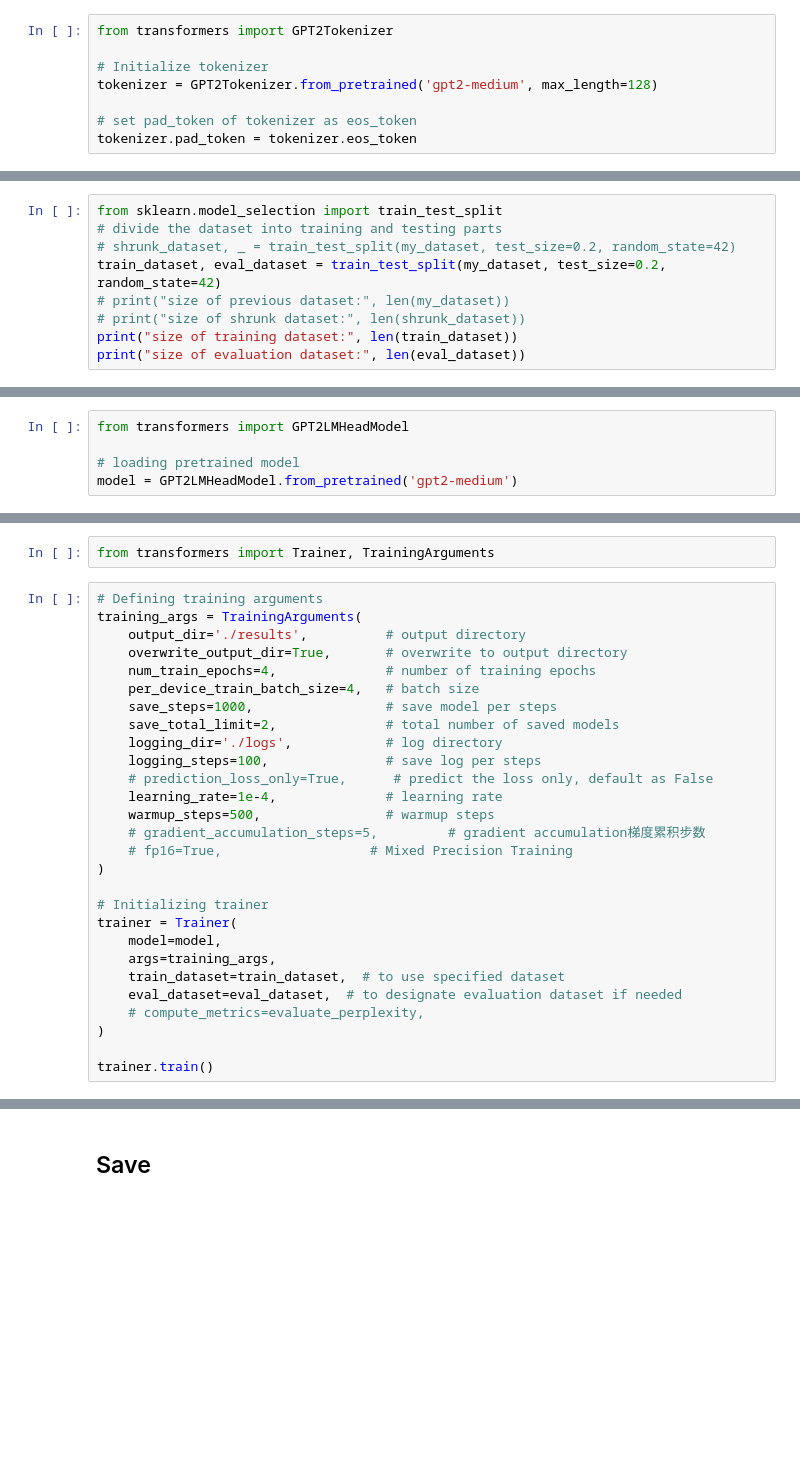
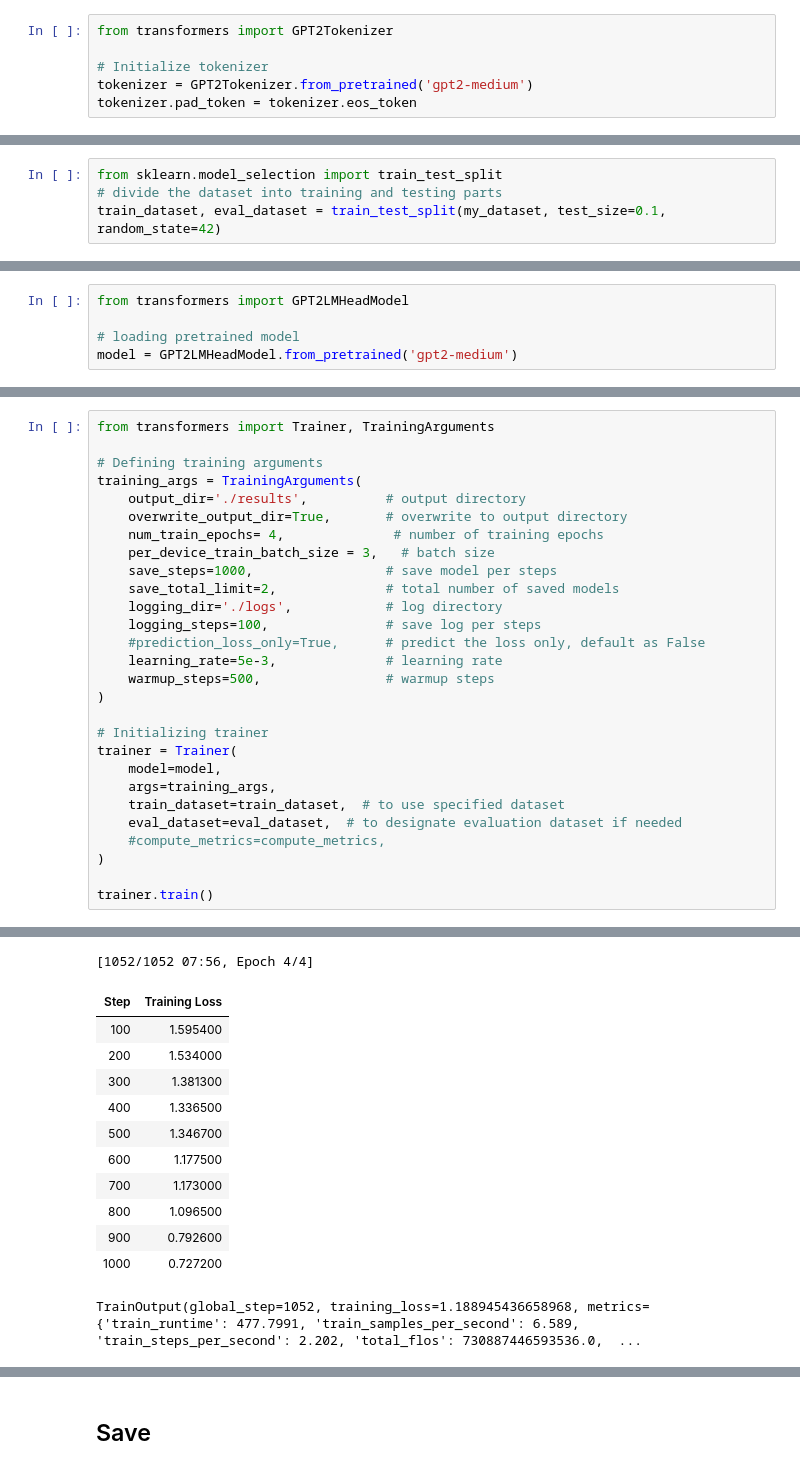
Before and after one commit to Panda-22/LLM-Team2, a Jupyter notebook: GPT2_fine_tuning_cocktail.ipynb, the cells around one changed output, grey strips where cells are left out. Drawn from its saved outputs; the diff is of its cells as text; blank space fills up the shorter version.

```diff
--- a/GPT2_fine_tuning_cocktail.ipynb
+++ b/GPT2_fine_tuning_cocktail.ipynb
@@ -36,9 +45,7 @@ dataset = load_dataset('brianarbuckle/cocktail_recipes', split='train')
 from transformers import GPT2Tokenizer
 
 # Initialize tokenizer
-tokenizer = GPT2Tokenizer.from_pretrained('gpt2-medium', max_length=128)
-
-# set pad_token of tokenizer as eos_token
+tokenizer = GPT2Tokenizer.from_pretrained('gpt2-medium')
 tokenizer.pad_token = tokenizer.eos_token
 # %% [markdown]
 ## Preprocess the Dataset
@@ -86,9 +91,4 @@ my_dataset = MyDataset(tokenizer, recipes, block_size=128)
 # %%
 from sklearn.model_selection import train_test_split
 # divide the dataset into training and testing parts
-# shrunk_dataset, _ = train_test_split(my_dataset, test_size=0.2, random_state=42)
-train_dataset, eval_dataset = train_test_split(my_dataset, test_size=0.2, random_state=42)
-# print("size of previous dataset:", len(my_dataset))
-# print("size of shrunk dataset:", len(shrunk_dataset))
-print("size of training dataset:", len(train_dataset))
-print("size of evaluation dataset:", len(eval_dataset))
+train_dataset, eval_dataset = train_test_split(my_dataset, test_size=0.1, random_state=42)
@@ -176,21 +177,19 @@ def evaluate_bleu(model, tokenizer, dataloader):
-# %%
-from transformers import Trainer, TrainingArguments
 # %%
+from transformers import Trainer, TrainingArguments
+
 # Defining training arguments
 training_args = TrainingArguments(
     output_dir='./results',          # output directory
     overwrite_output_dir=True,       # overwrite to output directory
-    num_train_epochs=4,              # number of training epochs
-    per_device_train_batch_size=4,   # batch size
+    num_train_epochs= 4,              # number of training epochs
+    per_device_train_batch_size = 3,   # batch size
     save_steps=1000,                 # save model per steps
     save_total_limit=2,              # total number of saved models
     logging_dir='./logs',            # log directory
     logging_steps=100,               # save log per steps
-    # prediction_loss_only=True,      # predict the loss only, default as False
-    learning_rate=1e-4,              # learning rate
+    #prediction_loss_only=True,      # predict the loss only, default as False
+    learning_rate=5e-3,              # learning rate
     warmup_steps=500,                # warmup steps
-    # gradient_accumulation_steps=5,         # gradient accumulation梯度累积步数
-    # fp16=True,                   # Mixed Precision Training
 )
 
 # Initializing trainer
@@ -199,7 +198,7 @@ trainer = Trainer(
     args=training_args,
     train_dataset=train_dataset,  # to use specified dataset
     eval_dataset=eval_dataset,  # to designate evaluation dataset if needed
-    # compute_metrics=evaluate_perplexity,
+    #compute_metrics=compute_metrics,
 )
 
 trainer.train()
@@ -208 +208,14 @@ NameError: name 'TrainingArguments' is not defined
+[1052/1052 07:56, Epoch 4/4]
+| Step | Training Loss |
+| 100 | 1.595400 |
+| 200 | 1.534000 |
+| 300 | 1.381300 |
+| 400 | 1.336500 |
+| 500 | 1.346700 |
+| 600 | 1.177500 |
+| 700 | 1.173000 |
+| 800 | 1.096500 |
+| 900 | 0.792600 |
+| 1000 | 0.727200 |
+TrainOutput(global_step=1052, training_loss=1.188945436658968, metrics={'train_runtime': 477.7991, 'train_samples_per_second': 6.589, 'train_steps_per_second': 2.202, 'total_flos': 730887446593536.0,  ...
 # %%
```
Also changed, not shown: parts of 31 cells of this notebook.
